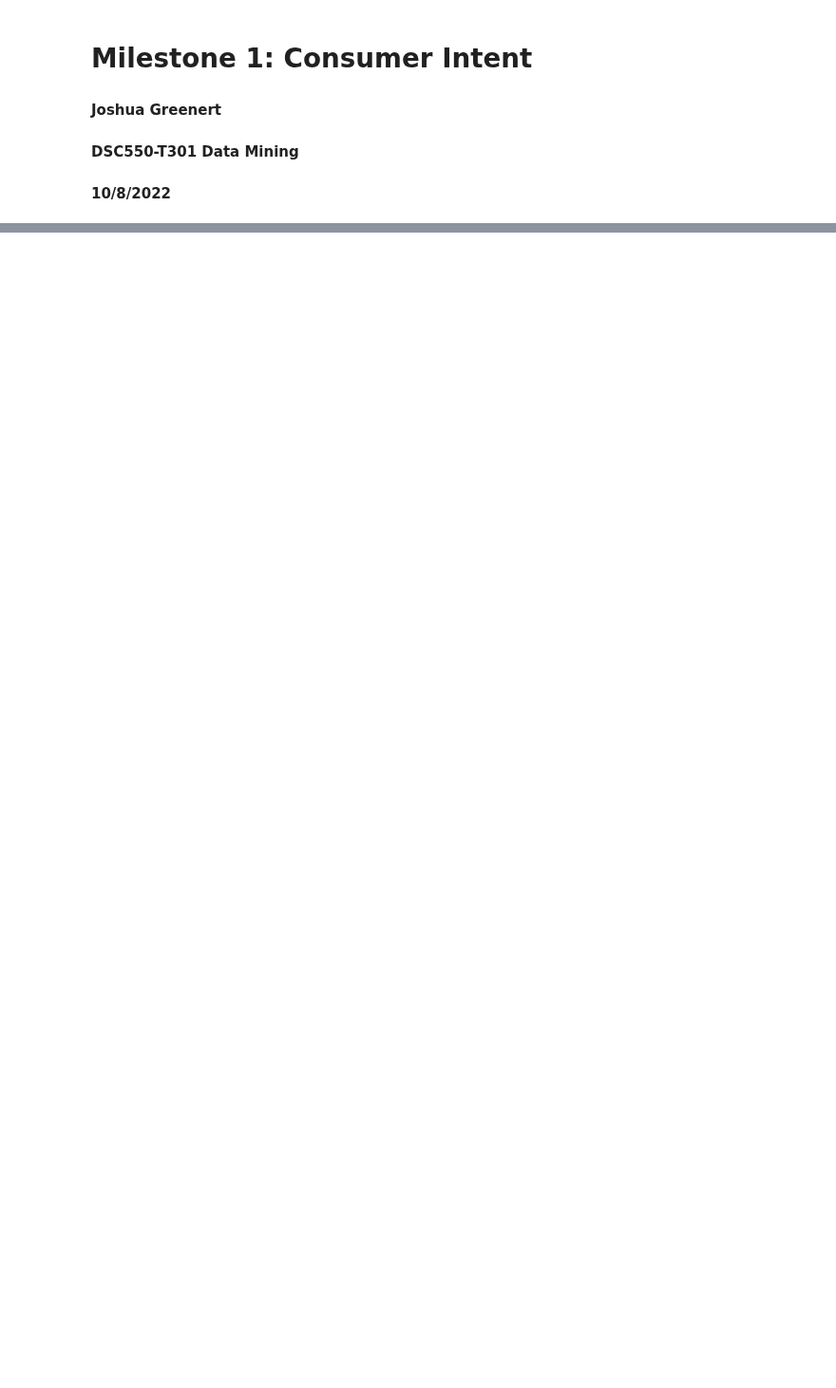
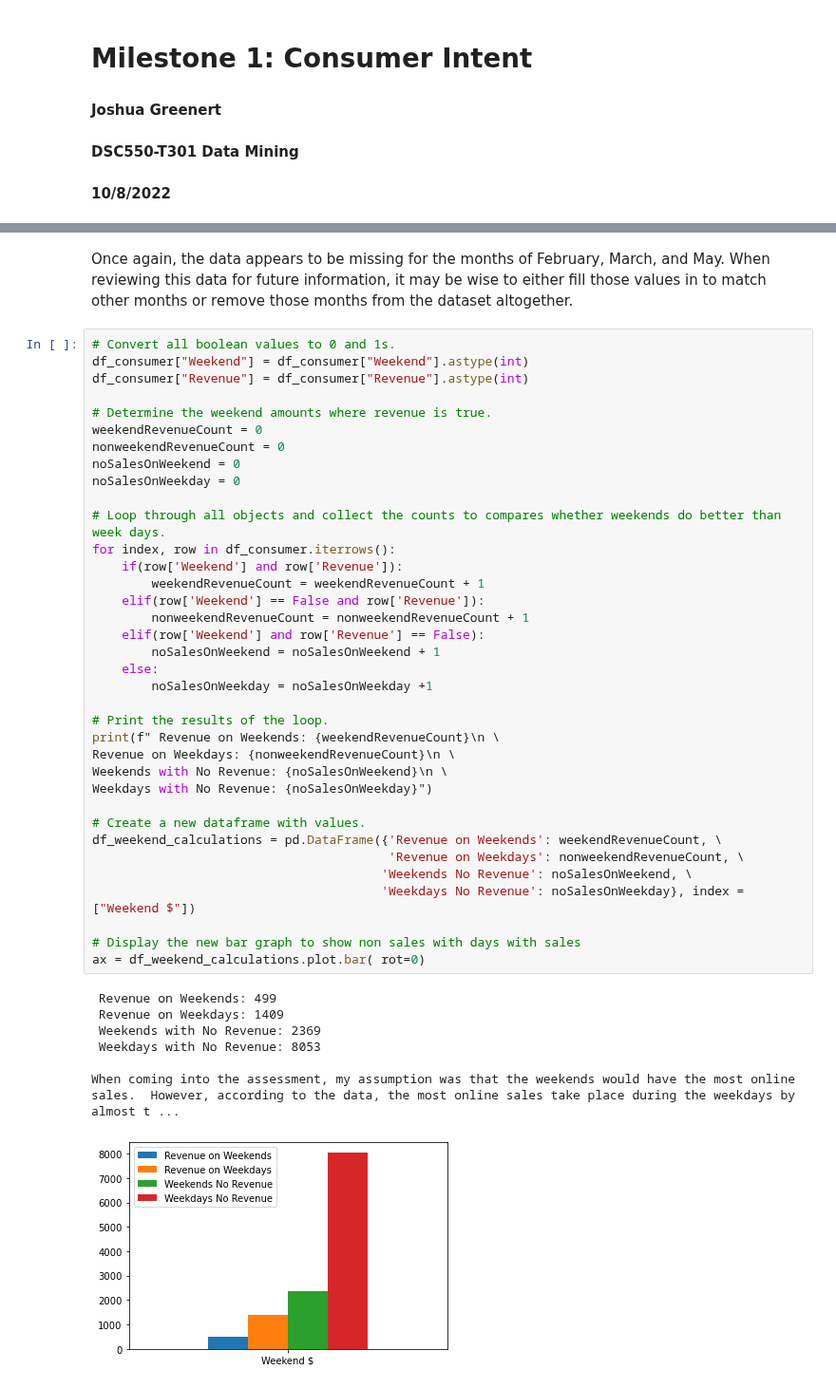
Before and after one commit to joshgreenert/Python-Projects, a Jupyter notebook: Data Mining/Term_Project/Milestone_1_JGreenert.ipynb, the cells around one changed output, grey strips where cells are left out. Shown at 95% size. Drawn from its saved outputs; the diff is of its cells as text; blank space fills up the shorter version.

```diff
--- a/Data Mining/Term_Project/Milestone_1_JGreenert.ipynb
+++ b/Data Mining/Term_Project/Milestone_1_JGreenert.ipynb
@@ -24,0 +43,46 @@ IndentationError: expected an indented block (2601568998.py, line 3)
+# %% [markdown]
+Once again, the data appears to be missing for the months of February, March, and May.  When reviewing this data for future information, it may be wise to either fill those values in to match other months or remove those months from the dataset altogether.
+# %%
+# Convert all boolean values to 0 and 1s.
+df_consumer["Weekend"] = df_consumer["Weekend"].astype(int)
+df_consumer["Revenue"] = df_consumer["Revenue"].astype(int)
+
+# Determine the weekend amounts where revenue is true.
+weekendRevenueCount = 0
+nonweekendRevenueCount = 0
+noSalesOnWeekend = 0
+noSalesOnWeekday = 0
+
+# Loop through all objects and collect the counts to compares whether weekends do better than week days.
+for index, row in df_consumer.iterrows():
+    if(row['Weekend'] and row['Revenue']):
+        weekendRevenueCount = weekendRevenueCount + 1
+    elif(row['Weekend'] == False and row['Revenue']):
+        nonweekendRevenueCount = nonweekendRevenueCount + 1
+    elif(row['Weekend'] and row['Revenue'] == False):
+        noSalesOnWeekend = noSalesOnWeekend + 1
+    else:
+        noSalesOnWeekday = noSalesOnWeekday +1
+
+# Print the results of the loop.
+print(f" Revenue on Weekends: {weekendRevenueCount}\n \
+Revenue on Weekdays: {nonweekendRevenueCount}\n \
+Weekends with No Revenue: {noSalesOnWeekend}\n \
+Weekdays with No Revenue: {noSalesOnWeekday}")
+
+# Create a new dataframe with values.
+df_weekend_calculations = pd.DataFrame({'Revenue on Weekends': weekendRevenueCount, \
+                                        'Revenue on Weekdays': nonweekendRevenueCount, \
+                                       'Weekends No Revenue': noSalesOnWeekend, \
+                                       'Weekdays No Revenue': noSalesOnWeekday}, index = ["Weekend $"])
+
+# Display the new bar graph to show non sales with days with sales
+ax = df_weekend_calculations.plot.bar( rot=0)
+# %% [output]
+ Revenue on Weekends: 499
+ Revenue on Weekdays: 1409
+ Weekends with No Revenue: 2369
+ Weekdays with No Revenue: 8053
+
+When coming into the assessment, my assumption was that the weekends would have the most online sales.  However, according to the data, the most online sales take place during the weekdays by almost t ...
+[figure, added]
```
Also changed, not shown: parts of 9 cells of this notebook.
